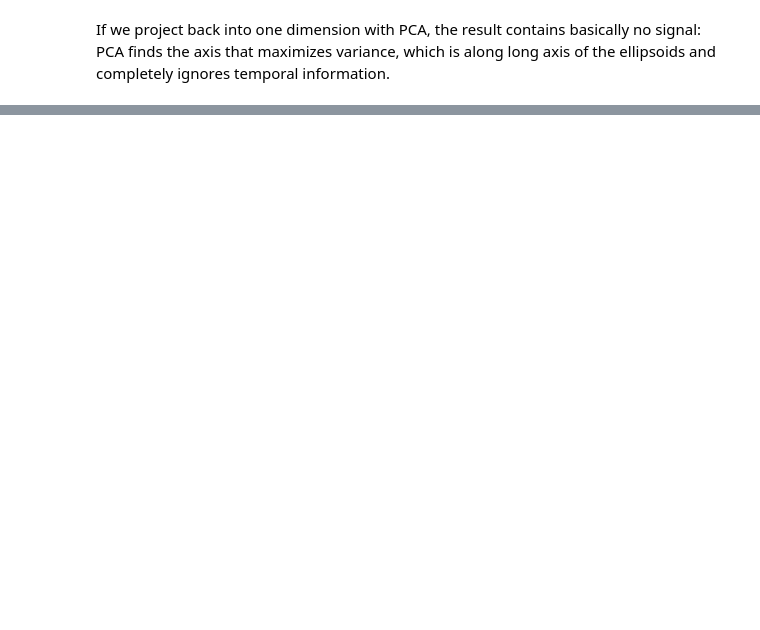
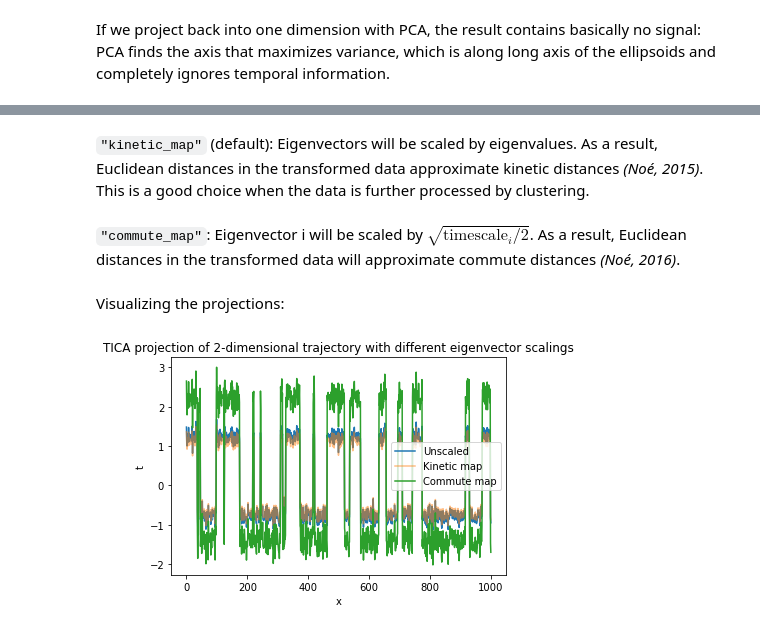
Before and after one commit to deeptime-ml/deeptime, a Jupyter notebook: docs/source/notebooks/tica.ipynb, the cells around one changed output, grey strips where cells are left out. Drawn from its saved outputs; the diff is of its cells as text; code cells hidden in the pictures; blank space fills up the shorter version.

```diff
--- a/docs/source/notebooks/tica.ipynb
+++ b/docs/source/notebooks/tica.ipynb
@@ -139,0 +211,26 @@ ax2.set_title('Example data samples with dominant TICA component');
+# %%
+tica.scaling = None
+tica_model = tica.fit(ftraj).fetch_model()
+# %% [markdown]
+`"kinetic_map"` (default): Eigenvectors will be scaled by eigenvalues. As a result, Euclidean distances in the transformed data approximate kinetic distances <cite data-cite="noe2015kinetic">(Noé, 2015)</cite>. This is a good choice when the data is further processed by clustering.
+# %%
+tica.scaling = "kinetic_map"  # default
+tica_model_kinetic_map = tica.fit(ftraj).fetch_model()
+# %% [markdown]
+`"commute_map"`: Eigenvector i will be scaled by $\sqrt{\mathrm{timescale}_i / 2}$. As a result, Euclidean distances in the transformed data will approximate commute distances <cite data-cite="noe2016commute">(Noé, 2016)</cite>.
+# %%
+tica.scaling = "commute_map"
+tica_model_commute_map = tica.fit(ftraj).fetch_model()
+# %% [markdown]
+Visualizing the projections:
+# %%
+f, ax1 = plt.subplots(1, 1)
+ax1.plot(tica_model.transform(ftraj), label="Unscaled")
+ax1.plot(tica_model_kinetic_map.transform(ftraj), label="Kinetic map", alpha=.5)
+ax1.plot(tica_model_commute_map.transform(ftraj), label="Commute map")
+ax1.set_title('TICA projection of 2-dimensional trajectory with different eigenvector scalings')
+ax1.set_xlabel('x')
+ax1.set_ylabel('t')
+ax1.legend();
+# %% [output]
+[figure, added]
```
Also changed, not shown: parts of 39 cells of this notebook, 5 other files.
